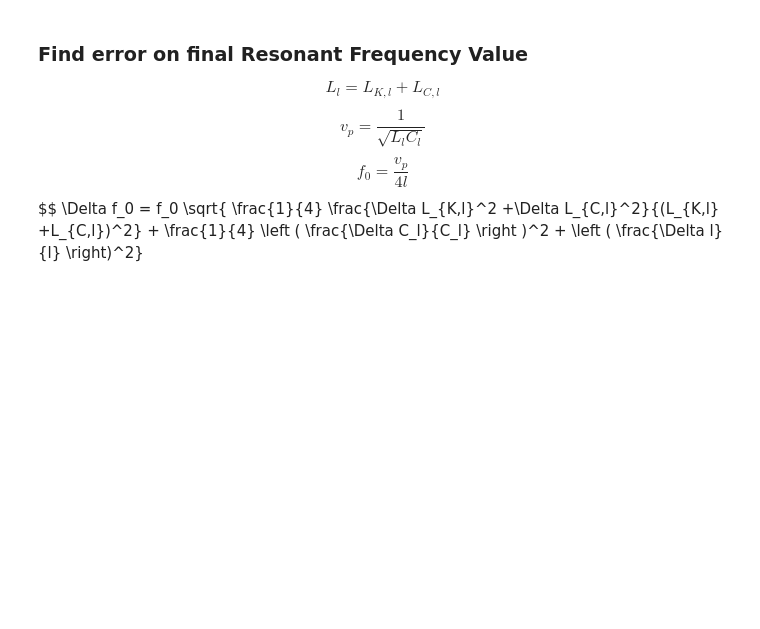
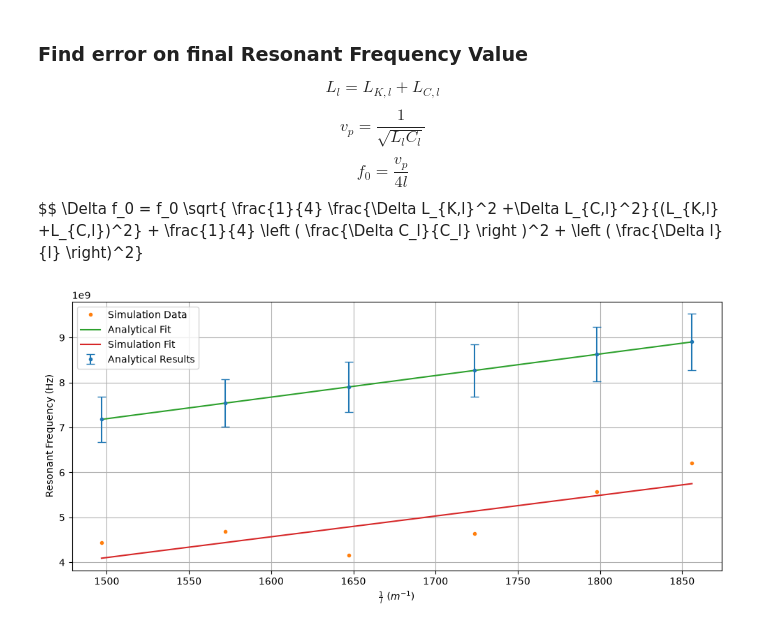
Before and after one commit to benji-thomas/Resonator-Frequency-Simulation, a Jupyter notebook: Error_Propagation.ipynb, the cells around one changed output. Saved outputs shown, nothing was run; the diff lists cells and outputs as text; code cells hidden in the pictures; blank space fills up the shorter version.

Commit message:
New errors found!

```diff
--- a/Error_Propagation.ipynb
+++ b/Error_Propagation.ipynb
@@ -315,10 +315,13 @@ def delta_Kinetic_Inductance(w,Tc,R_sq,dw,dTc,dR_sq):
 # %%
 # Parameters taken from James Potters Thesis for NbN
 thickness = 10*10**-9
+dthickness = 1*10**-9
 Temp = 10*10**-3
+dTemp = 200*10**-3
 NbN_Tc = 9
 NbN_dTc = 0.1
-NbN_lambda_L = 230*10**-9
+NbN_lambda_L = 1145*10**-9
+NbN_dlambda_L = 10*10**-9
 NbN_R_sq= 1.075*10**3
 NbN_dR_sq = 0.001*10**3
 
@@ -395,0 +536,29 @@ f0,error_f0 = delta_frequency(central_width,
+# %%
+# Input Data
+sim_f0_kin_res = (np.array([5.566,4.680,4.645,4.434,4.162,6.206]))*10**9
+# %%
+#Polyfit
+degree = 1
+
+#
+coeff_theory = np.polyfit(1/l_vals,f0,degree)
+coeff_sim = np.polyfit(1/l_vals,sim_f0_kin_res,degree)
+xarr = np.linspace(min(1/l_vals),max(1/l_vals),1001)
+fit_theory = np.poly1d(coeff_theory)
+fit_sim = np.poly1d(coeff_sim)
+yarr_theory = fit_theory(xarr)
+yarr_sim = fit_sim(xarr)
+
+plt.figure(figsize=(12,5))
+#plt.title('Resonant Frequency Against Length')
+plt.xlabel(r'$\frac{1}{l}$ ($m^{-1}$)')
+plt.ylabel(r'Resonant Frequency (Hz)')
+plt.errorbar(1/l_vals,f0,yerr=error_f0,fmt='.',capsize=4,label='Analytical Results')
+plt.plot(1/l_vals,sim_f0_kin_res,'.',label='Simulation Data')
+plt.plot(xarr,yarr_theory,'-',label = 'Analytical Fit')
+plt.plot(xarr,yarr_sim,'-',label = 'Simulation Fit')
+plt.grid()
+plt.legend(loc='best')
+plt.show()
+# %% [output]
+[figure, added]
```
Also changed, not shown: parts of 4 cells of this notebook, 1 other file.
